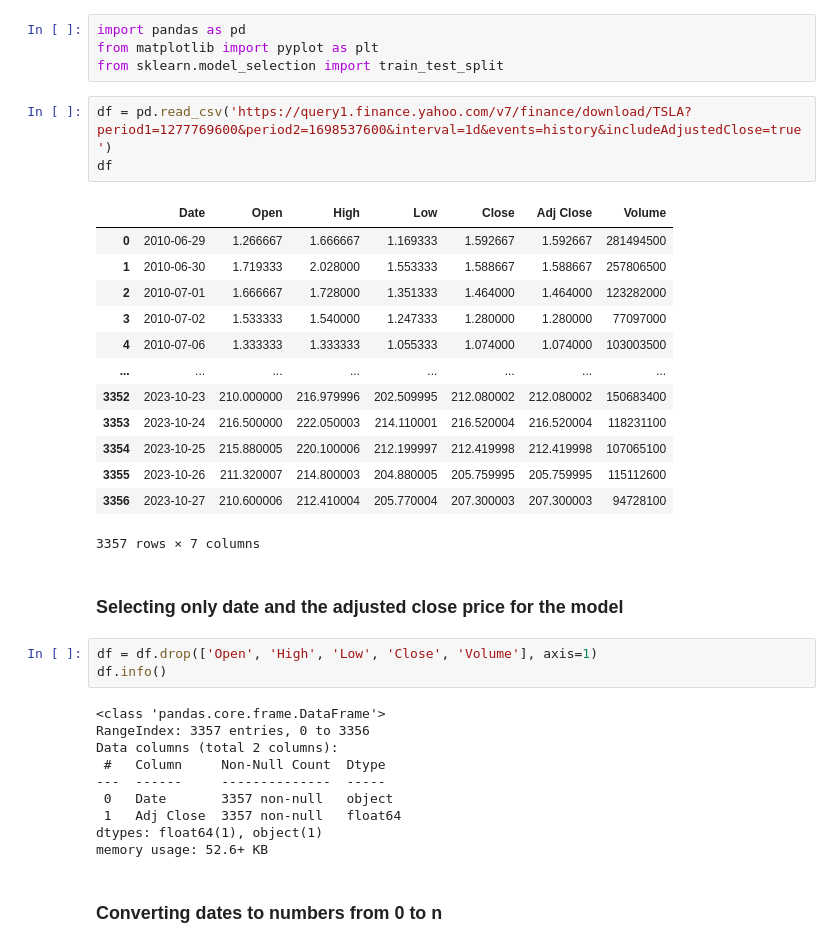
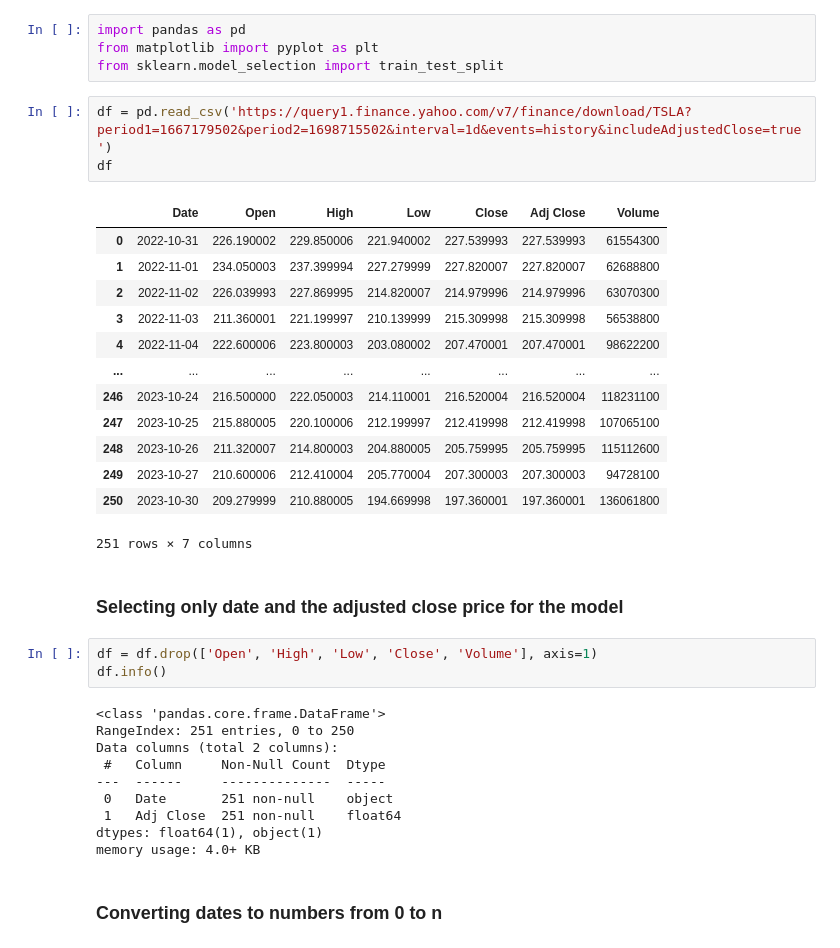
Before and after one commit to SindreSau/ML-Assignment_2, a Jupyter notebook: Assignment2.ipynb, the cells around one changed output. Saved outputs shown, nothing was run; the diff lists cells and outputs as text.

```diff
--- a/Assignment2.ipynb
+++ b/Assignment2.ipynb
@@ -10,22 +10,22 @@ import pandas as pd
 from matplotlib import pyplot as plt
 from sklearn.model_selection import train_test_split
 # %%
-df = pd.read_csv('https://query1.finance.yahoo.com/v7/finance/download/TSLA?period1=1277769600&period2=1698537600&interval=1d&events=history&includeAdjustedClose=true')
+df = pd.read_csv('https://query1.finance.yahoo.com/v7/finance/download/TSLA?period1=1667179502&period2=1698715502&interval=1d&events=history&includeAdjustedClose=true')
 df
 # %% [output]
 |  | Date | Open | High | Low | Close | Adj Close | Volume |
-| 0 | 2010-06-29 | 1.266667 | 1.666667 | 1.169333 | 1.592667 | 1.592667 | 281494500 |
-| 1 | 2010-06-30 | 1.719333 | 2.028000 | 1.553333 | 1.588667 | 1.588667 | 257806500 |
-| 2 | 2010-07-01 | 1.666667 | 1.728000 | 1.351333 | 1.464000 | 1.464000 | 123282000 |
-| 3 | 2010-07-02 | 1.533333 | 1.540000 | 1.247333 | 1.280000 | 1.280000 | 77097000 |
-| 4 | 2010-07-06 | 1.333333 | 1.333333 | 1.055333 | 1.074000 | 1.074000 | 103003500 |
+| 0 | 2022-10-31 | 226.190002 | 229.850006 | 221.940002 | 227.539993 | 227.539993 | 61554300 |
+| 1 | 2022-11-01 | 234.050003 | 237.399994 | 227.279999 | 227.820007 | 227.820007 | 62688800 |
+| 2 | 2022-11-02 | 226.039993 | 227.869995 | 214.820007 | 214.979996 | 214.979996 | 63070300 |
+| 3 | 2022-11-03 | 211.360001 | 221.199997 | 210.139999 | 215.309998 | 215.309998 | 56538800 |
+| 4 | 2022-11-04 | 222.600006 | 223.800003 | 203.080002 | 207.470001 | 207.470001 | 98622200 |
 | ... | ... | ... | ... | ... | ... | ... | ... |
-| 3352 | 2023-10-23 | 210.000000 | 216.979996 | 202.509995 | 212.080002 | 212.080002 | 150683400 |
-| 3353 | 2023-10-24 | 216.500000 | 222.050003 | 214.110001 | 216.520004 | 216.520004 | 118231100 |
-| 3354 | 2023-10-25 | 215.880005 | 220.100006 | 212.199997 | 212.419998 | 212.419998 | 107065100 |
-| 3355 | 2023-10-26 | 211.320007 | 214.800003 | 204.880005 | 205.759995 | 205.759995 | 115112600 |
-| 3356 | 2023-10-27 | 210.600006 | 212.410004 | 205.770004 | 207.300003 | 207.300003 | 94728100 |
+| 246 | 2023-10-24 | 216.500000 | 222.050003 | 214.110001 | 216.520004 | 216.520004 | 118231100 |
+| 247 | 2023-10-25 | 215.880005 | 220.100006 | 212.199997 | 212.419998 | 212.419998 | 107065100 |
+| 248 | 2023-10-26 | 211.320007 | 214.800003 | 204.880005 | 205.759995 | 205.759995 | 115112600 |
+| 249 | 2023-10-27 | 210.600006 | 212.410004 | 205.770004 | 207.300003 | 207.300003 | 94728100 |
+| 250 | 2023-10-30 | 209.279999 | 210.880005 | 194.669998 | 197.360001 | 197.360001 | 136061800 |
-3357 rows × 7 columns
+251 rows × 7 columns
 # %% [markdown]
 ### Selecting only date and the adjusted close price for the model
 # %%
@@ -33,14 +33,14 @@ df = df.drop(['Open', 'High', 'Low', 'Close', 'Volume'], axis=1)
 df.info()
 # %% [output]
 <class 'pandas.core.frame.DataFrame'>
-RangeIndex: 3357 entries, 0 to 3356
+RangeIndex: 251 entries, 0 to 250
 Data columns (total 2 columns):
  #   Column     Non-Null Count  Dtype
 ---  ------     --------------  -----
- 0   Date       3357 non-null   object
- 1   Adj Close  3357 non-null   float64
+ 0   Date       251 non-null    object
+ 1   Adj Close  251 non-null    float64
 dtypes: float64(1), object(1)
-memory usage: 52.6+ KB
+memory usage: 4.0+ KB
 # %% [markdown]
 ### Converting dates to numbers from 0 to n
 # %%
```
Also changed, not shown: parts of 32 cells of this notebook.
